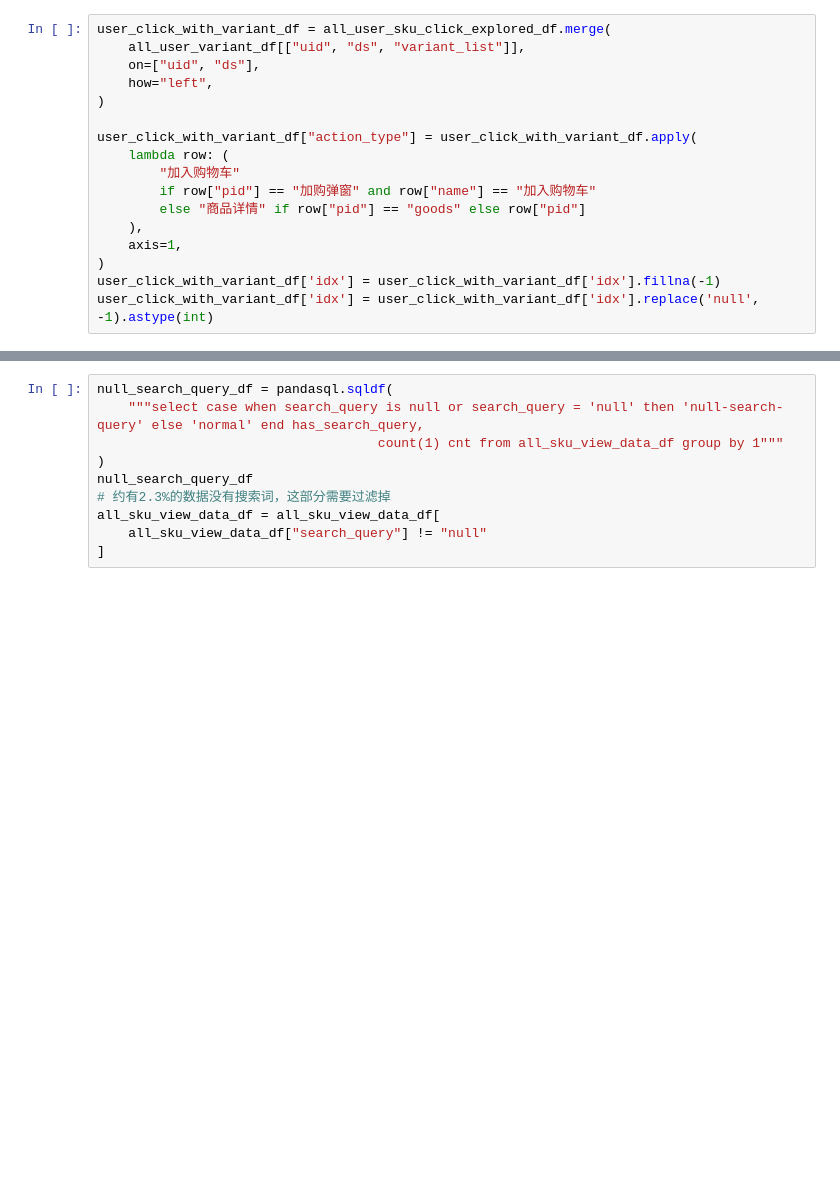
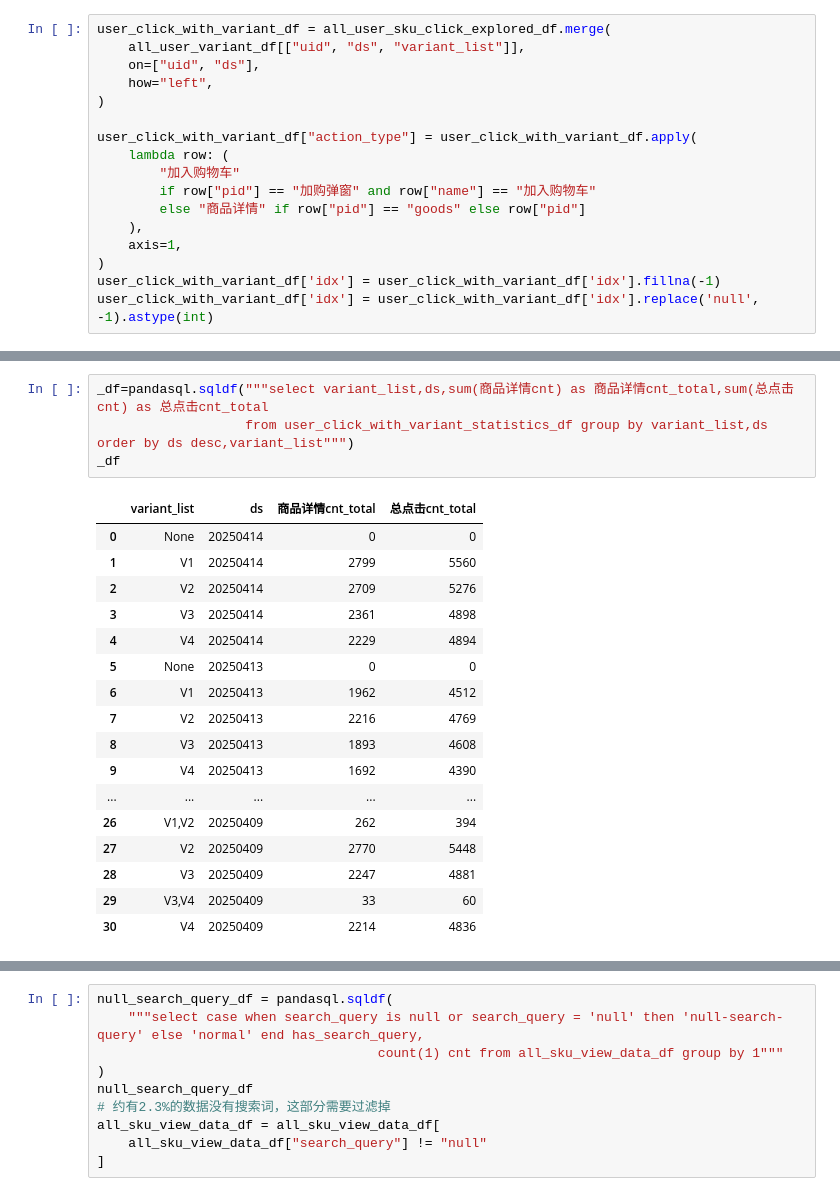
Before and after one commit to chrisptang/aliyun-devops, a Jupyter notebook: 搜索AB实验数据分析-202504新版本搜索UI.ipynb, the cells around one changed output, grey strips where cells are left out. Cells and saved outputs as stored; diff of their text form; blank space fills up the shorter version.

```diff
--- a/搜索AB实验数据分析-202504新版本搜索UI.ipynb
+++ b/搜索AB实验数据分析-202504新版本搜索UI.ipynb
@@ -540,3 +540,25 @@ user_click_with_variant_statistics_df.head(5)
 | 2 | 100041 | V3 | 20250405 | 高频搜索词 | 1 | 0 | 0 | 1 | 1 | 0.0 | ... |
 | 3 | 10013 | V1 | 20250404 | 高频搜索词 | 0 | 1 | 1 | 1 | 1 | 4.0 | ... |
 | 4 | 100144 | V1 | 20250403 | 中频搜索词 | 1 | 3 | 4 | 5 | 5 | 2.4 | ... |
+# %%
+_df=pandasql.sqldf("""select variant_list,ds,sum(商品详情cnt) as 商品详情cnt_total,sum(总点击cnt) as 总点击cnt_total
+                   from user_click_with_variant_statistics_df group by variant_list,ds order by ds desc,variant_list""")
+_df
+# %% [output]
+|  | variant_list | ds | 商品详情cnt_total | 总点击cnt_total |
+| 0 | None | 20250414 | 0 | 0 |
+| 1 | V1 | 20250414 | 2799 | 5560 |
+| 2 | V2 | 20250414 | 2709 | 5276 |
+| 3 | V3 | 20250414 | 2361 | 4898 |
+| 4 | V4 | 20250414 | 2229 | 4894 |
+| 5 | None | 20250413 | 0 | 0 |
+| 6 | V1 | 20250413 | 1962 | 4512 |
+| 7 | V2 | 20250413 | 2216 | 4769 |
+| 8 | V3 | 20250413 | 1893 | 4608 |
+| 9 | V4 | 20250413 | 1692 | 4390 |
+| ... | ... | ... | ... | ... |
+| 26 | V1,V2 | 20250409 | 262 | 394 |
+| 27 | V2 | 20250409 | 2770 | 5448 |
+| 28 | V3 | 20250409 | 2247 | 4881 |
+| 29 | V3,V4 | 20250409 | 33 | 60 |
+| 30 | V4 | 20250409 | 2214 | 4836 |
```
Also changed, not shown: parts of 1 cell of this notebook, 2 other files.
